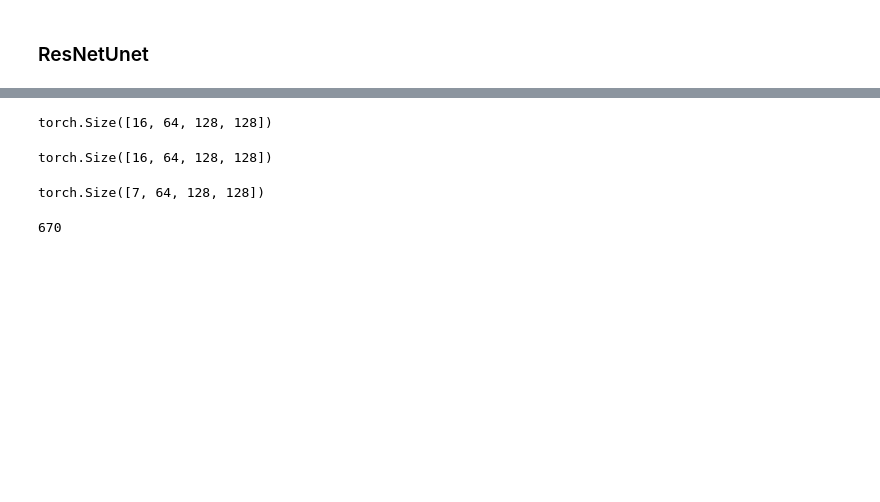
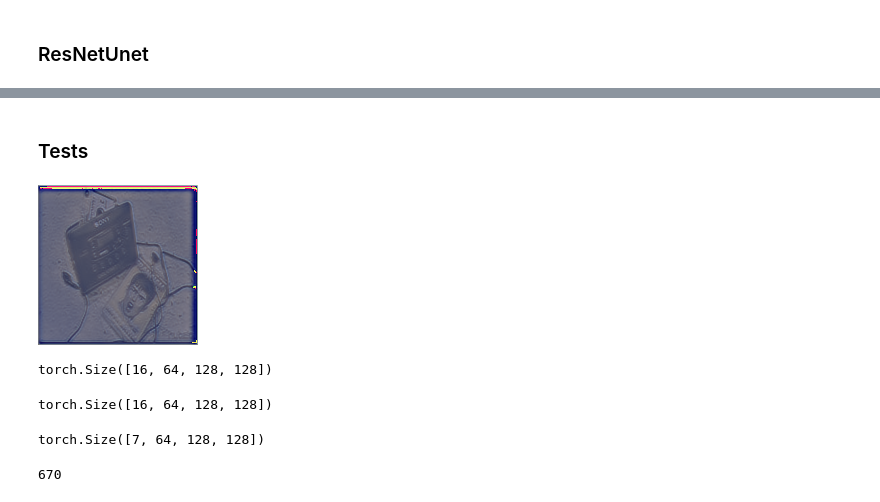
Before and after one commit to gabrielelanaro/ml-prototypes, a Jupyter notebook: prototypes/styletransfer/fast_neural_st/FastNeuralST.ipynb, the cells around one changed output, grey strips where cells are left out. Saved outputs shown, nothing was run; the diff lists cells and outputs as text; code cells hidden in the pictures; blank space fills up the shorter version.

```diff
--- a/prototypes/styletransfer/fast_neural_st/FastNeuralST.ipynb
+++ b/prototypes/styletransfer/fast_neural_st/FastNeuralST.ipynb
@@ -250,5 +250,2 @@ Item example: 'input':torch.Size([3, 128, 128]),'content': torch.Size([3, 128, 1
-# %%
-dataloaders = {'train': DataLoader(train_ds, batch_size=16, shuffle=True),
-              'valid': DataLoader(valid_ds, batch_size=16)}
 # %%
 #dl = DataLoader(train_ds, batch_size=4, shuffle=True)
@@ -535,0 +566,2 @@ epoch, i, phase
+# %%
+model, metrics = train(model, vgg, optimizer, scheduler, num_epochs=2)
@@ -536,3 +608,15 @@ epoch, i, phase
+# %% [markdown]
+### Tests
+# %%
+out = model(valid_ds[0][1][None].to(device))
+# %%
+out = out[0].detach().cpu()
+# %%
+denorm = DeProcess(imagenet_stats)
+d = denorm(out)
+PIL.Image.fromarray(d)
+# %% [output]
+[figure, added]
 # %%
 opt_cat[0].shape
 # %% [output]
```
Also changed, not shown: parts of 18 cells of this notebook.
